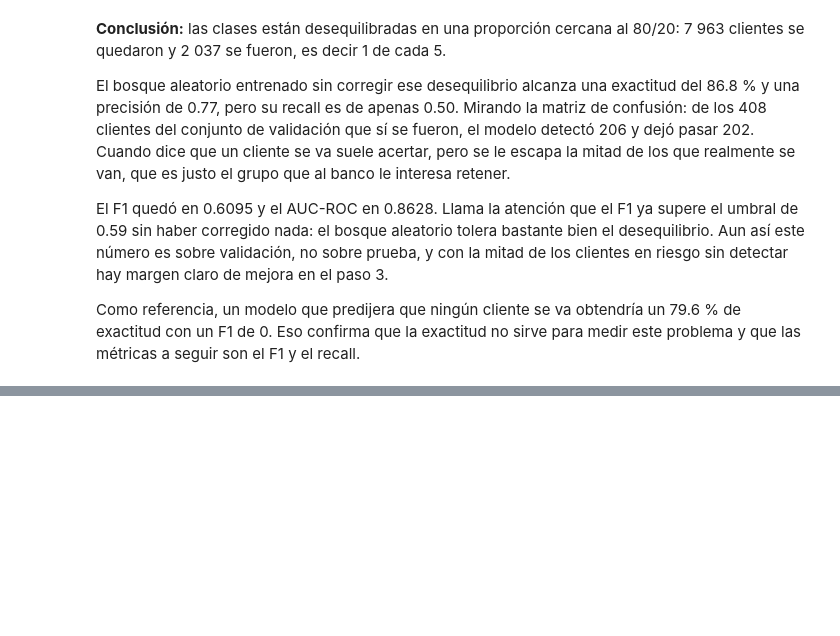
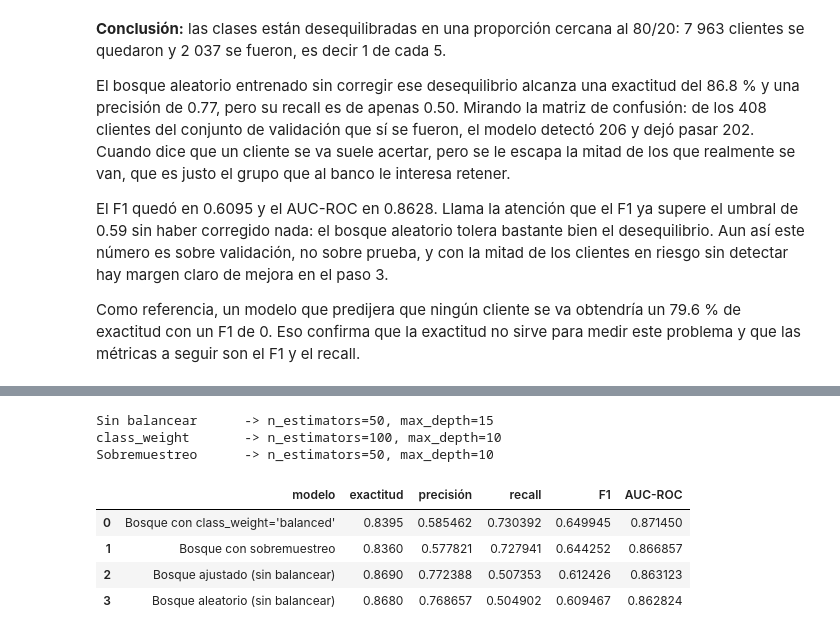
Before and after one commit to carloscarranza2486/tripleten-data-science, a Jupyter notebook: sprint-11-supervised-learning/beta_bank_project.ipynb, the cells around one changed output, grey strips where cells are left out. Saved outputs shown, nothing was run; the diff lists cells and outputs as text; code cells hidden in the pictures; blank space fills up the shorter version.

```diff
--- a/sprint-11-supervised-learning/beta_bank_project.ipynb
+++ b/sprint-11-supervised-learning/beta_bank_project.ipynb
@@ -310,0 +409,36 @@ Como referencia, un modelo que predijera que ningún cliente se va obtendría un
+# %%
+# buscamos los mejores hiperparámetros para cada uno de los tres escenarios
+# (la búsqueda completa tarda cerca de medio minuto)
+
+# referencia: sin corregir el desequilibrio, pero ya con hiperparámetros ajustados
+modelo_sin_balancear, params_sin_balancear = buscar_mejor_bosque(features_train, target_train)
+
+# técnica 1: pesos de clase
+modelo_pesos, params_pesos = buscar_mejor_bosque(features_train, target_train, peso='balanced')
+
+# técnica 2: sobremuestreo (entrenamos con el conjunto ampliado)
+modelo_sobremuestreo, params_sobremuestreo = buscar_mejor_bosque(features_upsampled, target_upsampled)
+
+print(f'Sin balancear      -> n_estimators={params_sin_balancear[0]}, max_depth={params_sin_balancear[1]}')
+print(f'class_weight       -> n_estimators={params_pesos[0]}, max_depth={params_pesos[1]}')
+print(f'Sobremuestreo      -> n_estimators={params_sobremuestreo[0]}, max_depth={params_sobremuestreo[1]}')
+# %% [output]
+Sin balancear      -> n_estimators=50, max_depth=15
+class_weight       -> n_estimators=100, max_depth=10
+Sobremuestreo      -> n_estimators=50, max_depth=10
+# %%
+# comparamos el modelo base del paso 2 contra los tres modelos ajustados de este paso
+resultados = pd.DataFrame([
+    resultado_base,
+    evaluar_modelo('Bosque ajustado (sin balancear)', modelo_sin_balancear, features_valid, target_valid),
+    evaluar_modelo("Bosque con class_weight='balanced'", modelo_pesos, features_valid, target_valid),
+    evaluar_modelo('Bosque con sobremuestreo', modelo_sobremuestreo, features_valid, target_valid),
+]).sort_values('F1', ascending=False).reset_index(drop=True)
+
+resultados
+# %% [output]
+|  | modelo | exactitud | precisión | recall | F1 | AUC-ROC |
+| 0 | Bosque con class_weight='balanced' | 0.8395 | 0.585462 | 0.730392 | 0.649945 | 0.871450 |
+| 1 | Bosque con sobremuestreo | 0.8360 | 0.577821 | 0.727941 | 0.644252 | 0.866857 |
+| 2 | Bosque ajustado (sin balancear) | 0.8690 | 0.772388 | 0.507353 | 0.612426 | 0.863123 |
+| 3 | Bosque aleatorio (sin balancear) | 0.8680 | 0.768657 | 0.504902 | 0.609467 | 0.862824 |
```
Also changed, not shown: parts of 12 cells of this notebook.
